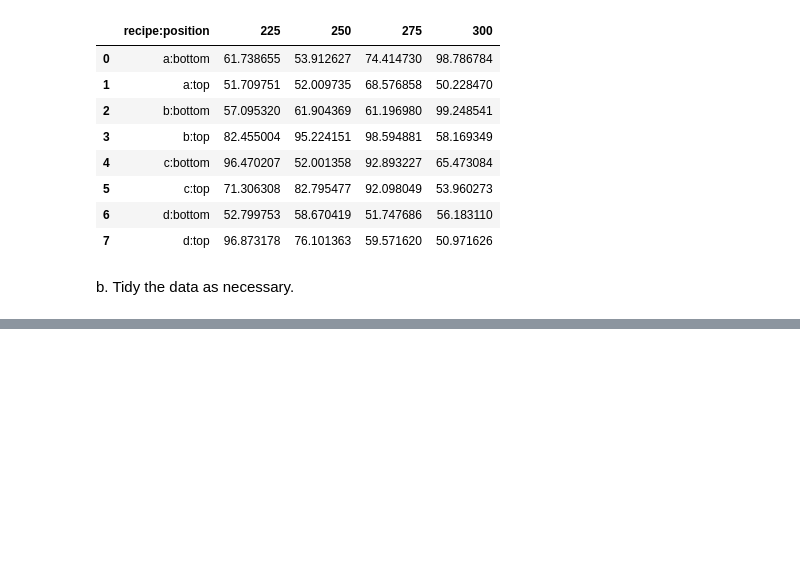
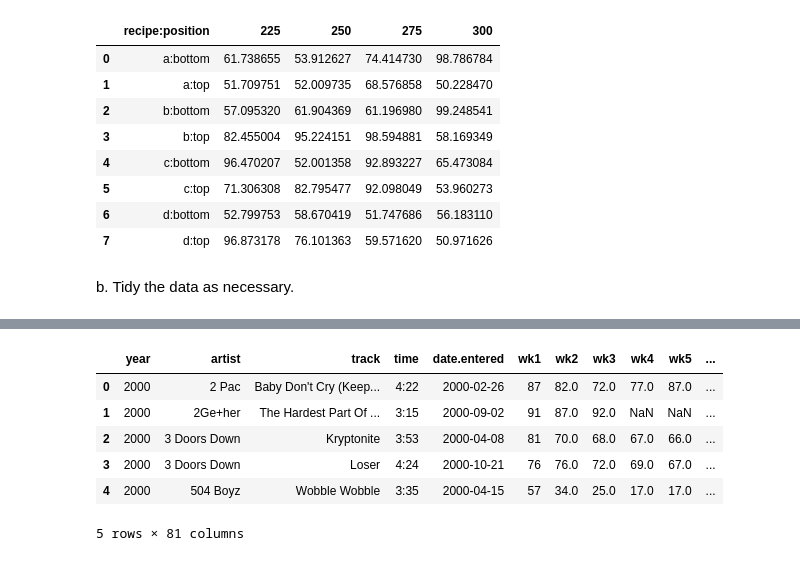
Before and after one commit to markydoug/classification-exercises, a Jupyter notebook: tidy_data.ipynb, the cells around one changed output, grey strips where cells are left out. Cells and saved outputs as stored; diff of their text form; code cells hidden in the pictures; blank space fills up the shorter version.

```diff
--- a/tidy_data.ipynb
+++ b/tidy_data.ipynb
@@ -92,0 +211,10 @@ e. Which combination of recipe, rack position, and temperature gives the best re
+# %%
+billboard.head()
+# %% [output]
+|  | year | artist | track | time | date.entered | wk1 | wk2 | wk3 | wk4 | wk5 | ... |
+| 0 | 2000 | 2 Pac | Baby Don't Cry (Keep... | 4:22 | 2000-02-26 | 87 | 82.0 | 72.0 | 77.0 | 87.0 | ... |
+| 1 | 2000 | 2Ge+her | The Hardest Part Of ... | 3:15 | 2000-09-02 | 91 | 87.0 | 92.0 | NaN | NaN | ... |
+| 2 | 2000 | 3 Doors Down | Kryptonite | 3:53 | 2000-04-08 | 81 | 70.0 | 68.0 | 67.0 | 66.0 | ... |
+| 3 | 2000 | 3 Doors Down | Loser | 4:24 | 2000-10-21 | 76 | 76.0 | 72.0 | 69.0 | 67.0 | ... |
+| 4 | 2000 | 504 Boyz | Wobble Wobble | 3:35 | 2000-04-15 | 57 | 34.0 | 25.0 | 17.0 | 17.0 | ... |
+5 rows × 81 columns
```
Also changed, not shown: parts of 43 cells of this notebook.
